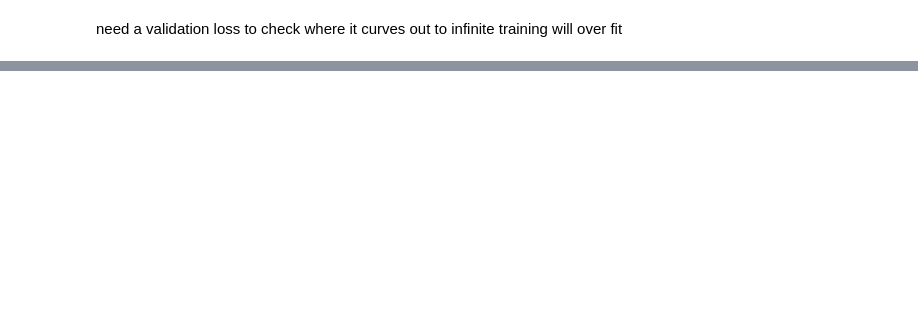
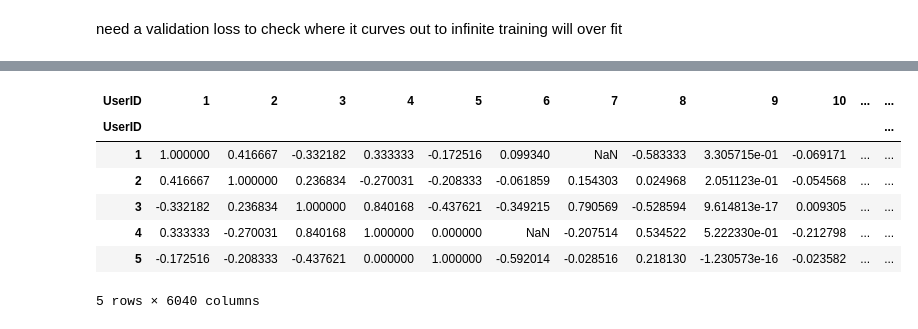
Before and after one commit to wadeyman/4222_Project, a Jupyter notebook: dl_collab_pipeline.ipynb, the cells around one changed output, grey strips where cells are left out. Drawn from its saved outputs; the diff is of its cells as text; code cells hidden in the pictures; blank space fills up the shorter version.

```diff
--- a/dl_collab_pipeline.ipynb
+++ b/dl_collab_pipeline.ipynb
@@ -413,0 +429,5 @@ tensor([[4.7405, 2.8466, 2.8638,  ..., 3.6690, 3.4630, 3.4378],
+# %%
+from sklearn.metrics import mean_squared_error
+
+ratings_matrix = pd.pivot_table(df.copy(), values='Rating', index='UserID', columns='MovieID')
+ratings_matrix.head(2)
@@ -413,0 +449,13 @@ tensor([[4.7405, 2.8466, 2.8638,  ..., 3.6690, 3.4630, 3.4378],
+# %%
+similarity_matrix = ratings_matrix.T.corr()
+# %%
+similarity_matrix.head(5)
+# %% [output]
+| UserID | 1 | 2 | 3 | 4 | 5 | 6 | 7 | 8 | 9 | 10 | ... | ... |
+| UserID |  |  |  |  |  |  |  |  |  |  |  | ... |
+| 1 | 1.000000 | 0.416667 | -0.332182 | 0.333333 | -0.172516 | 0.099340 | NaN | -0.583333 | 3.305715e-01 | -0.069171 | ... | ... |
+| 2 | 0.416667 | 1.000000 | 0.236834 | -0.270031 | -0.208333 | -0.061859 | 0.154303 | 0.024968 | 2.051123e-01 | -0.054568 | ... | ... |
+| 3 | -0.332182 | 0.236834 | 1.000000 | 0.840168 | -0.437621 | -0.349215 | 0.790569 | -0.528594 | 9.614813e-17 | 0.009305 | ... | ... |
+| 4 | 0.333333 | -0.270031 | 0.840168 | 1.000000 | 0.000000 | NaN | -0.207514 | 0.534522 | 5.222330e-01 | -0.212798 | ... | ... |
+| 5 | -0.172516 | -0.208333 | -0.437621 | 0.000000 | 1.000000 | -0.592014 | -0.028516 | 0.218130 | -1.230573e-16 | -0.023582 | ... | ... |
+5 rows × 6040 columns
```
Also changed, not shown: parts of 16 cells of this notebook, 1 other file.
